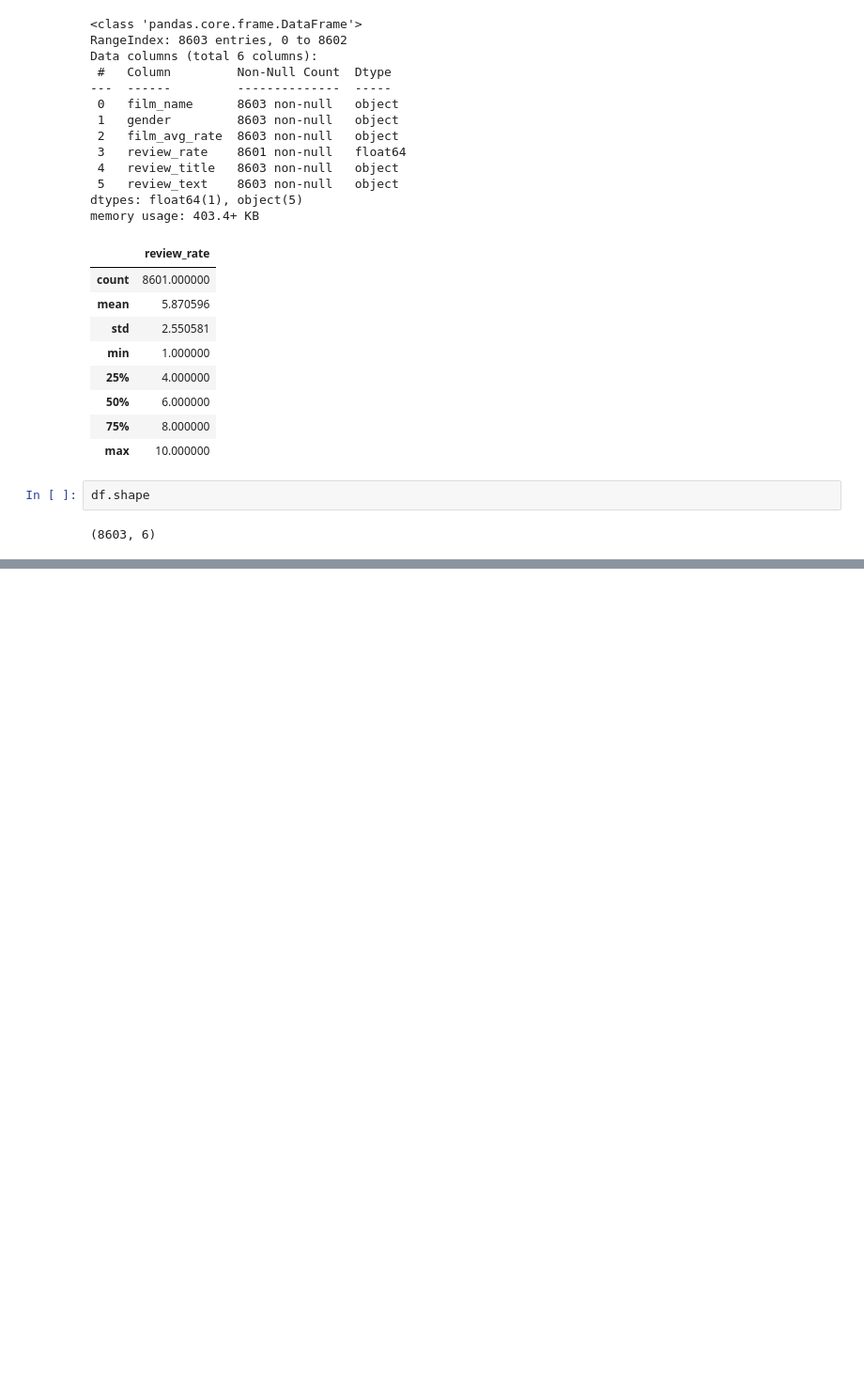
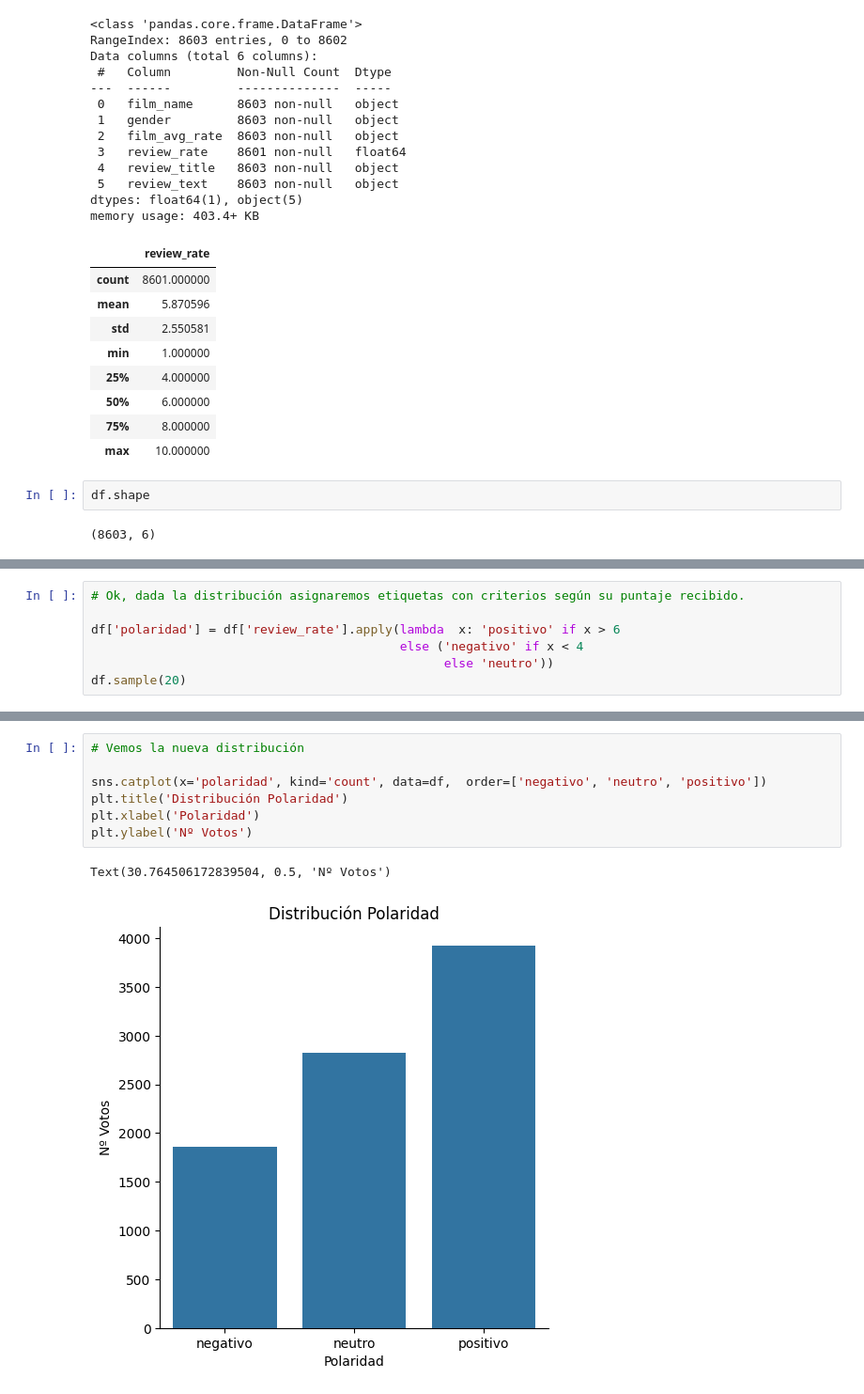
Before and after one commit to ignaciomz/CH_IM_61195, a Jupyter notebook: NLP_ReviewsPeliculasEspañol_IgnacioMartinez.ipynb, the cells around one changed output, grey strips where cells are left out. Shown: that part at 94% size. Drawn from its saved outputs; the diff is of its cells as text; blank space fills up the shorter version.

```diff
--- a/NLP_ReviewsPeliculasEspañol_IgnacioMartinez.ipynb
+++ b/NLP_ReviewsPeliculasEspañol_IgnacioMartinez.ipynb
@@ -96,0 +111,7 @@ df.shape
+# %%
+# Ok, dada la distribución asignaremos etiquetas con criterios según su puntaje recibido.
+
+df['polaridad'] = df['review_rate'].apply(lambda  x: 'positivo' if x > 6
+                                          else ('negativo' if x < 4
+                                                else 'neutro'))
+df.sample(20)
@@ -96,0 +136,10 @@ df.shape
+# %%
+# Vemos la nueva distribución
+
+sns.catplot(x='polaridad', kind='count', data=df,  order=['negativo', 'neutro', 'positivo'])
+plt.title('Distribución Polaridad')
+plt.xlabel('Polaridad')
+plt.ylabel('Nº Votos')
+# %% [output]
+Text(30.764506172839504, 0.5, 'Nº Votos')
+[figure, added]
```
Also changed, not shown: parts of 11 cells of this notebook.
